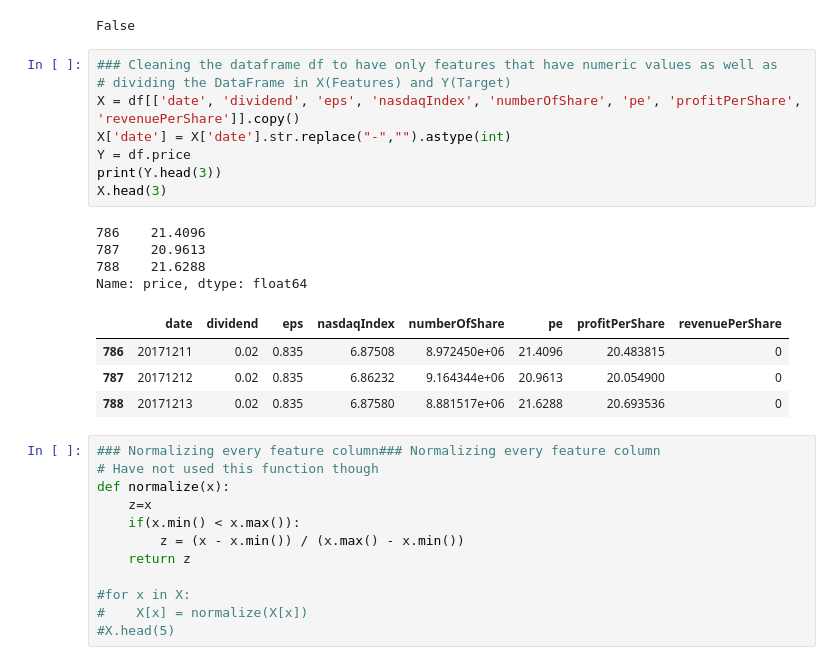
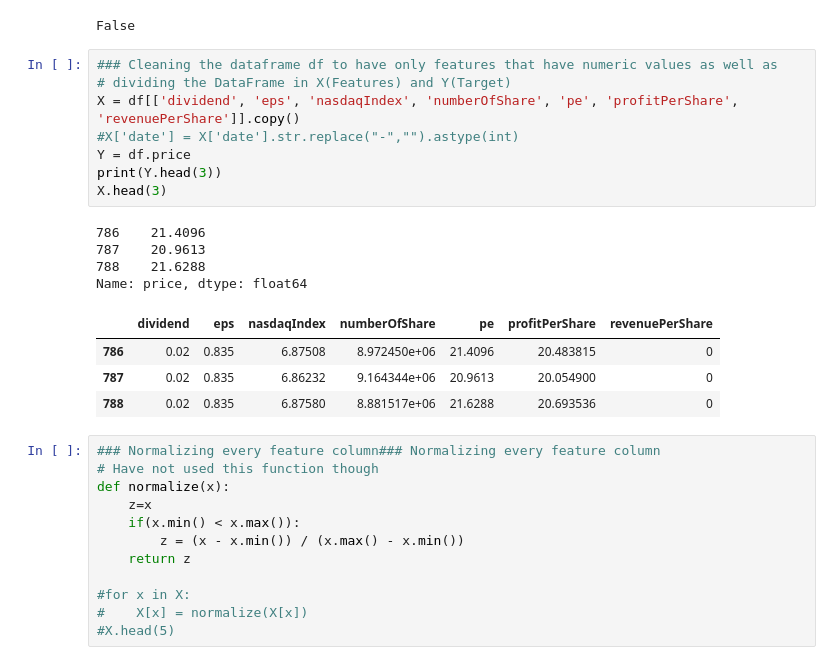
Before and after one commit to breindy/SafeTrade, a Jupyter notebook: PredictionModel/FinalReport.ipynb, the cells around one changed output. Cells and saved outputs as stored; diff of their text form.

```diff
--- a/PredictionModel/FinalReport.ipynb
+++ b/PredictionModel/FinalReport.ipynb
@@ -109,20 +114,20 @@ False
 # %%
 ### Cleaning the dataframe df to have only features that have numeric values as well as
 # dividing the DataFrame in X(Features) and Y(Target)
-X = df[['date', 'dividend', 'eps', 'nasdaqIndex', 'numberOfShare', 'pe', 'profitPerShare', 'revenuePerShare']].copy()
-X['date'] = X['date'].str.replace("-","").astype(int)
+X = df[['dividend', 'eps', 'nasdaqIndex', 'numberOfShare', 'pe', 'profitPerShare', 'revenuePerShare']].copy()
+#X['date'] = X['date'].str.replace("-","").astype(int)
 Y = df.price
 print(Y.head(3))
 X.head(3)
 # %% [output]
 786    21.4096
 787    20.9613
 788    21.6288
 Name: price, dtype: float64
-|  | date | dividend | eps | nasdaqIndex | numberOfShare | pe | profitPerShare | revenuePerShare |
-| 786 | 20171211 | 0.02 | 0.835 | 6.87508 | 8.972450e+06 | 21.4096 | 20.483815 | 0 |
-| 787 | 20171212 | 0.02 | 0.835 | 6.86232 | 9.164344e+06 | 20.9613 | 20.054900 | 0 |
-| 788 | 20171213 | 0.02 | 0.835 | 6.87580 | 8.881517e+06 | 21.6288 | 20.693536 | 0 |
+|  | dividend | eps | nasdaqIndex | numberOfShare | pe | profitPerShare | revenuePerShare |
+| 786 | 0.02 | 0.835 | 6.87508 | 8.972450e+06 | 21.4096 | 20.483815 | 0 |
+| 787 | 0.02 | 0.835 | 6.86232 | 9.164344e+06 | 20.9613 | 20.054900 | 0 |
+| 788 | 0.02 | 0.835 | 6.87580 | 8.881517e+06 | 21.6288 | 20.693536 | 0 |
 # %%
 ### Normalizing every feature column### Normalizing every feature column
 # Have not used this function though
```
Also changed, not shown: parts of 13 cells of this notebook, 1 other file.
